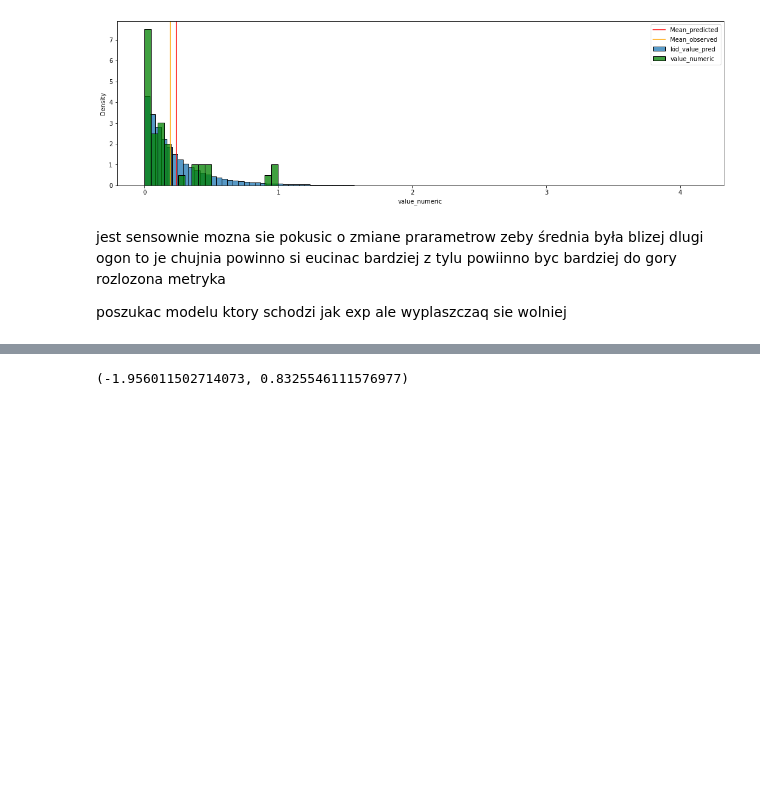
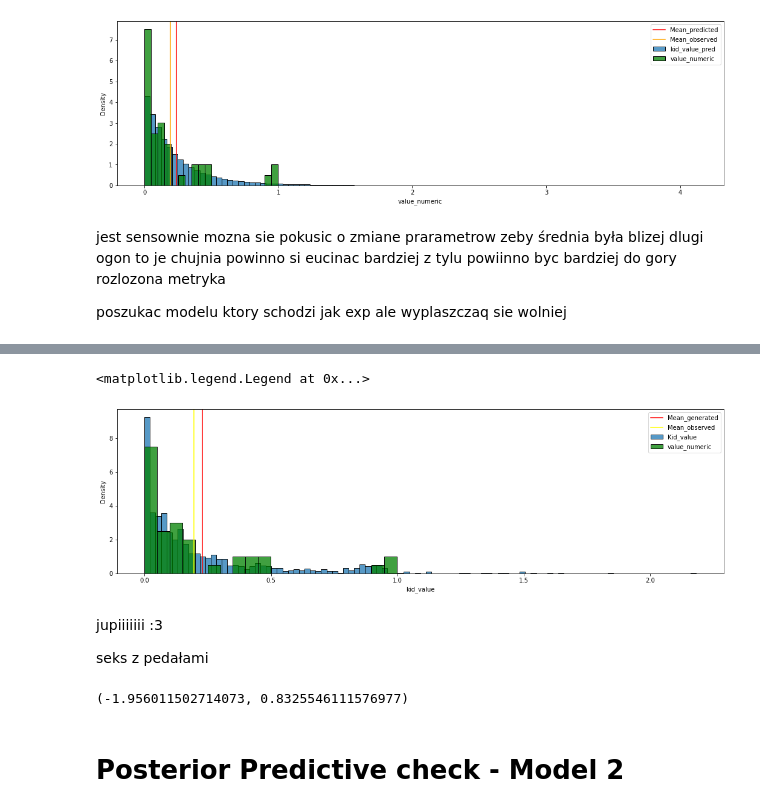
Before and after one commit to Motyleczek/racehorse_bayes, a Jupyter notebook: data_analysis.ipynb, the cells around one changed output, grey strips where cells are left out. Saved outputs shown, nothing was run; the diff lists cells and outputs as text; code cells hidden in the pictures; blank space fills up the shorter version.

Commit message:
Added_2nd_model_posterior

```diff
--- a/data_analysis.ipynb
+++ b/data_analysis.ipynb
@@ -475,0 +481,5 @@ poszukac modelu ktory schodzi jak exp ale wyplaszczaq sie wolniej
+# %%
+firstpart=((df['dad_first_place']+df['dad_second_place']+df['dad_third_place'])>0.9*(df['dad_num_of_starts']))
+secondpart=(df['dad_num_of_starts']>20)
+df_copy['potential_to_be_expensive']=(firstpart & secondpart).astype(int)
+df_copy.head()
@@ -475,0 +493,2 @@ poszukac modelu ktory schodzi jak exp ale wyplaszczaq sie wolniej
+# %%
+model2_ppc=CmdStanModel(stan_file='models/model2_basic.stan')
@@ -475,0 +497,10 @@ poszukac modelu ktory schodzi jak exp ale wyplaszczaq sie wolniej
+# %%
+R = 1000
+sim_model2_ppc=model2_ppc.sample(iter_sampling=R,
+                     iter_warmup=50,
+                     chains=1,
+                     fixed_param=True,
+                     refresh=R)
+
+model2_ppc_df = sim_model2_ppc.draws_pd()
+model2_ppc_df.head()
@@ -476,4 +518,23 @@ poszukac modelu ktory schodzi jak exp ale wyplaszczaq sie wolniej
+# %%
+fig,axs= plt.subplots(1,1, figsize=(18,5))
+graph = sns.histplot(data=model2_ppc_df, x='kid_value',ax=axs,bins=100, label='Kid_value' ,stat='density')
+graph.axvline(model2_ppc_df.kid_value.mean(), color='red', label='Mean_generated')
+# graph = sns.histplot(data=model2_ppc_df, x='kid_value_rich',ax=axs,bins=100, label='Kid_value_rich' ,stat='density')
+# graph.axvline(model2_ppc_df.kid_value_rich.mean(), color='red', label='Mean_generated_rich')
+graph = sns.histplot(data=df_copy, x='value_numeric',ax=axs, color='green', label='value_numeric' ,bins=20 ,stat='density')
+graph.axvline(df_copy.value_numeric.mean(), color='yellow', label='Mean_observed')
+graph.legend()
+# %% [output]
+<matplotlib.legend.Legend at 0x...>
+[figure, added]
+# %% [markdown]
+jupiiiiiii
+:3
+
+seks z pedałami
 # %%
 log_maker(0.2,0.2)
 # %% [output]
 (-1.956011502714073, 0.8325546111576977)
+# %% [markdown]
+# Posterior Predictive check - Model 2
```
Also changed, not shown: parts of 16 cells of this notebook, 6 other files.
